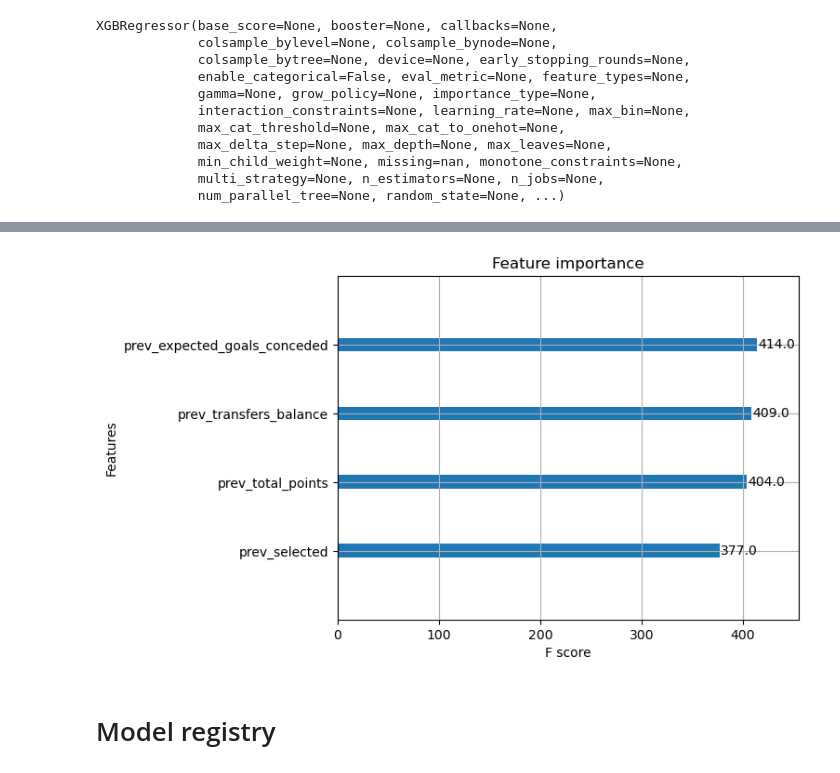
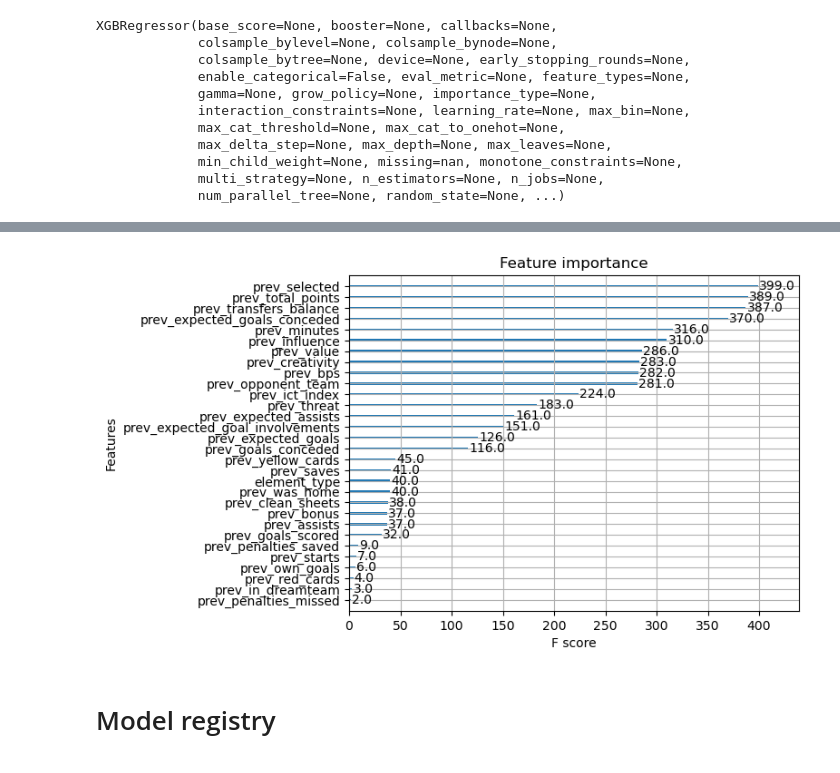
Before and after one commit to RubenvanGemeren/ID2223-Scalable-Machine-Learning, a Jupyter notebook: fpl_project/3_fpl_training_pipeline.ipynb, the cells around one changed output, grey strips where cells are left out. Saved outputs shown, nothing was run; the diff lists cells and outputs as text; code cells hidden in the pictures.

```diff
--- a/fpl_project/3_fpl_training_pipeline.ipynb
+++ b/fpl_project/3_fpl_training_pipeline.ipynb
@@ -211,11 +211,11 @@ Saving plot to: player_score_model/images/player_score_hindcast.png
 # %%
 # Plotting feature importances using the plot_importance function from XGBoost
-plot_importance(xgb_regressor, max_num_features=4)
+plot_importance(xgb_regressor, max_num_features=30)
 feature_importance_path = images_dir + "/feature_importance.png"
 plt.savefig(feature_importance_path)
 plt.show()
 # %% [output]
-[figure, old version]
+[figure, new version]
 # %% [markdown]
 # Model registry
 # %%
```
Also changed, not shown: parts of 9 cells of this notebook, 3 other files.
